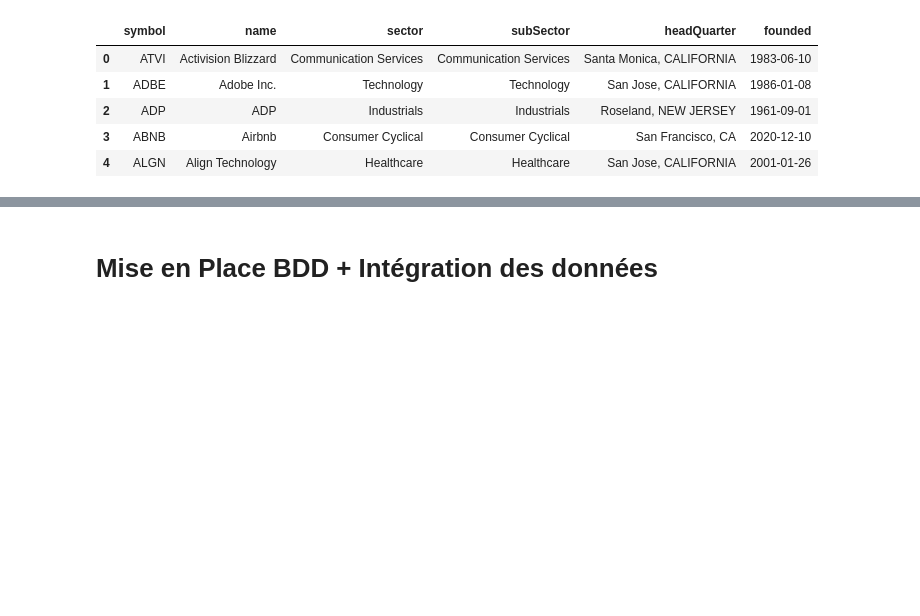
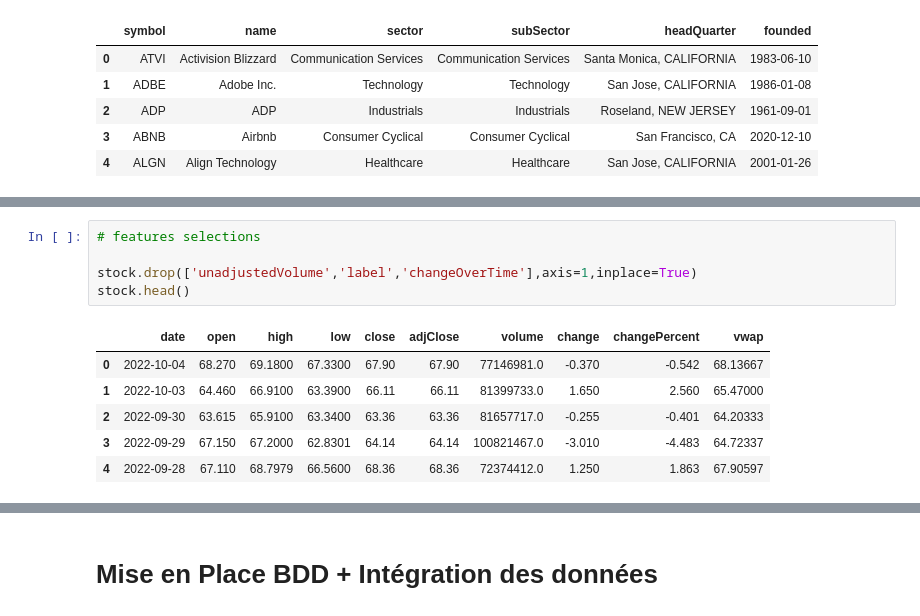
Before and after one commit to RAZMOKEUR/StockPricePrediction, a Jupyter notebook: nb/Data.ipynb, the cells around one changed output, grey strips where cells are left out. Saved outputs shown, nothing was run; the diff lists cells and outputs as text; blank space fills up the shorter version.

```diff
--- a/nb/Data.ipynb
+++ b/nb/Data.ipynb
@@ -127,0 +116,12 @@ ZS
+# %%
+# features selections
+
+stock.drop(['unadjustedVolume','label','changeOverTime'],axis=1,inplace=True)
+stock.head()
+# %% [output]
+|  | date | open | high | low | close | adjClose | volume | change | changePercent | vwap |
+| 0 | 2022-10-04 | 68.270 | 69.1800 | 67.3300 | 67.90 | 67.90 | 77146981.0 | -0.370 | -0.542 | 68.13667 |
+| 1 | 2022-10-03 | 64.460 | 66.9100 | 63.3900 | 66.11 | 66.11 | 81399733.0 | 1.650 | 2.560 | 65.47000 |
+| 2 | 2022-09-30 | 63.615 | 65.9100 | 63.3400 | 63.36 | 63.36 | 81657717.0 | -0.255 | -0.401 | 64.20333 |
+| 3 | 2022-09-29 | 67.150 | 67.2000 | 62.8301 | 64.14 | 64.14 | 100821467.0 | -3.010 | -4.483 | 64.72337 |
+| 4 | 2022-09-28 | 67.110 | 68.7979 | 66.5600 | 68.36 | 68.36 | 72374412.0 | 1.250 | 1.863 | 67.90597 |
```
Also changed, not shown: parts of 15 cells of this notebook, 10 other files.
